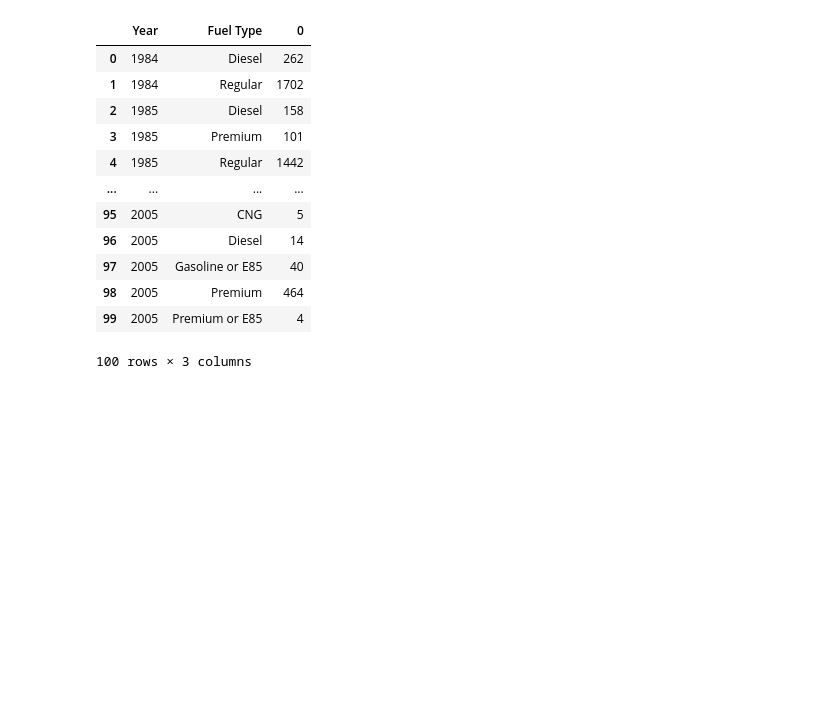
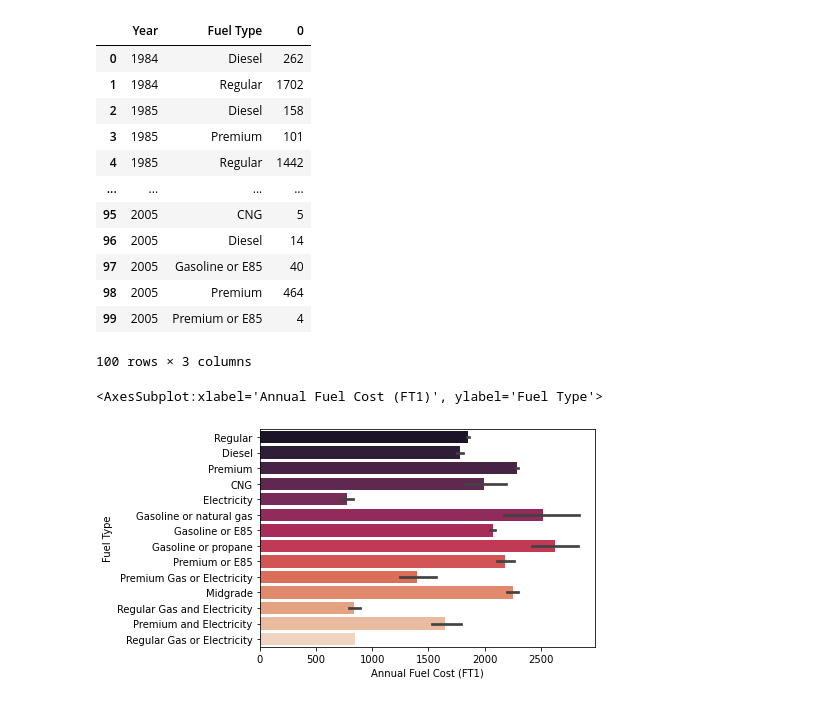
Before and after one commit to data301-2021-summer2/project-group34-project, a Jupyter notebook: analysis/Mehul Analysis/Mehul-analysis.ipynb, the cells around one changed output. Drawn from its saved outputs; the diff is of its cells as text; code cells hidden in the pictures; blank space fills up the shorter version.

```diff
--- a/analysis/Mehul Analysis/Mehul-analysis.ipynb
+++ b/analysis/Mehul Analysis/Mehul-analysis.ipynb
@@ -188,3 +199,9 @@ fuelyr.head(100)
 | 98 | 2005 | Premium | 464 |
 | 99 | 2005 | Premium or E85 | 4 |
 100 rows × 3 columns
+# %%
+az=sns.barplot(x='Annual Fuel Cost (FT1)',y='Fuel Type',data=df1, palette= 'rocket')
+az
+# %% [output]
+<AxesSubplot:xlabel='Annual Fuel Cost (FT1)', ylabel='Fuel Type'>
+[figure, added]
```
Also changed, not shown: parts of 14 cells of this notebook.
